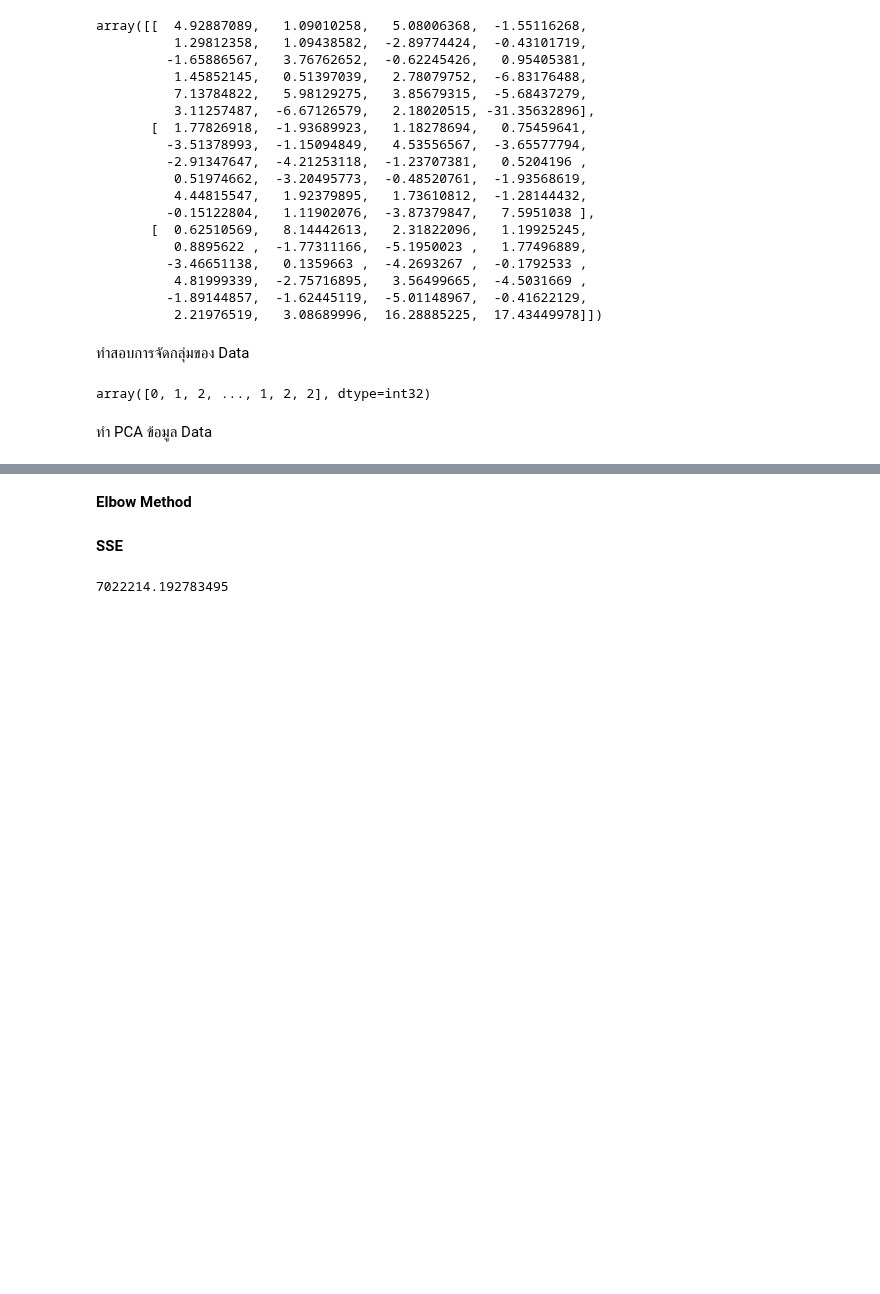
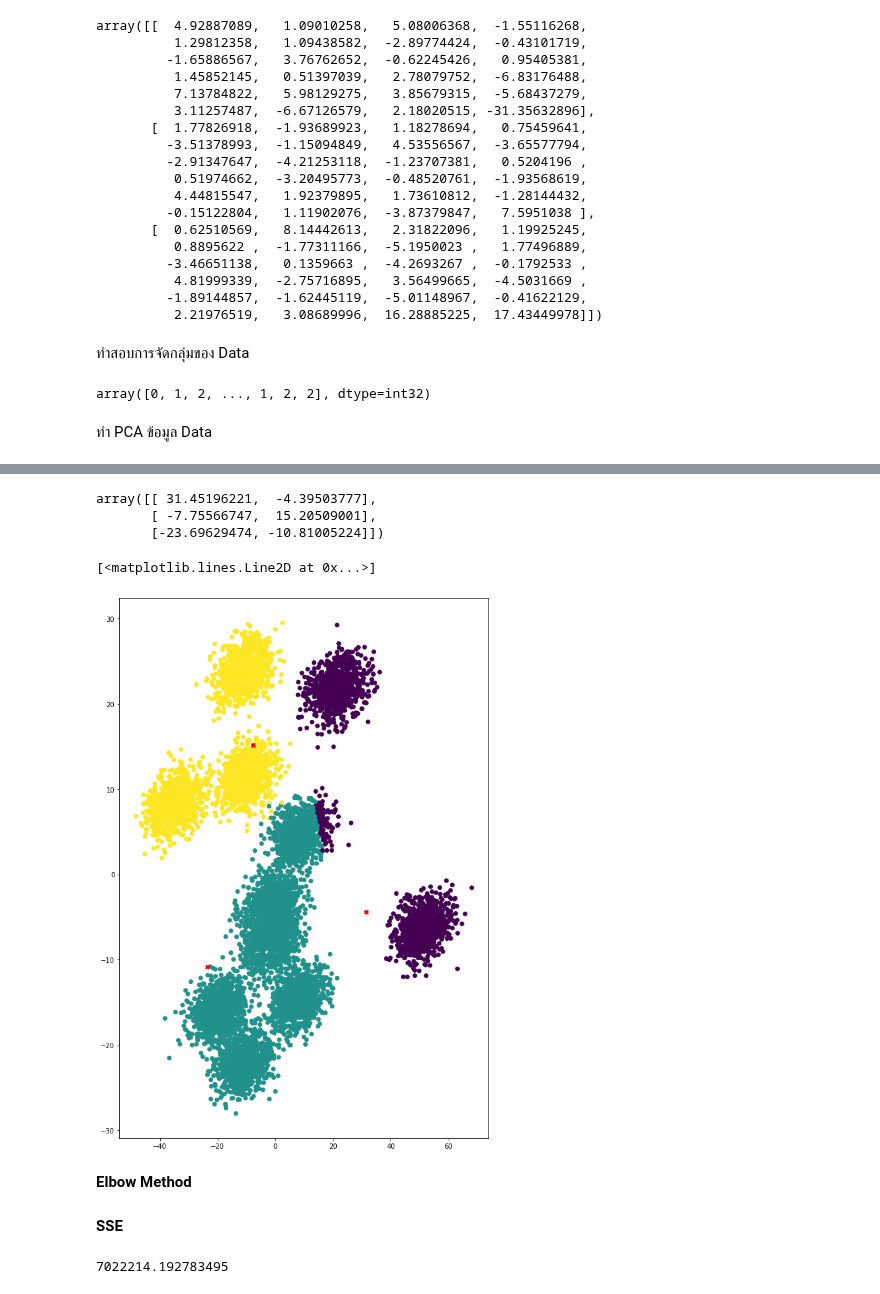
Before and after one commit to kittimaxz/multivariate, a Jupyter notebook: Multivariate_Exam.ipynb, the cells around one changed output, grey strips where cells are left out. Cells and saved outputs as stored; diff of their text form; code cells hidden in the pictures; blank space fills up the shorter version.

```diff
--- a/Multivariate_Exam.ipynb
+++ b/Multivariate_Exam.ipynb
@@ -201,3 +179,16 @@ plt.scatter(new_pca[:,0],new_pca[:,1],c=y)
+# %%
+new_data_pca = pca.fit_transform(kmeans.cluster_centers_)
+new_data_pca
+# %% [output]
+array([[ 31.45196221,  -4.39503777],
+       [ -7.75566747,  15.20509001],
+       [-23.69629474, -10.81005224]])
+# %%
+plt.scatter(new_pca[:,0],new_pca[:,1],c=y)
+plt.plot(new_data_pca[:,0],new_data_pca[:,1],'Xr')
+# %% [output]
+[<matplotlib.lines.Line2D at 0x...>]
+[figure, added]
 # %% [markdown]
 **Elbow Method**
 # %% [markdown]
```
Also changed, not shown: parts of 28 cells of this notebook.
